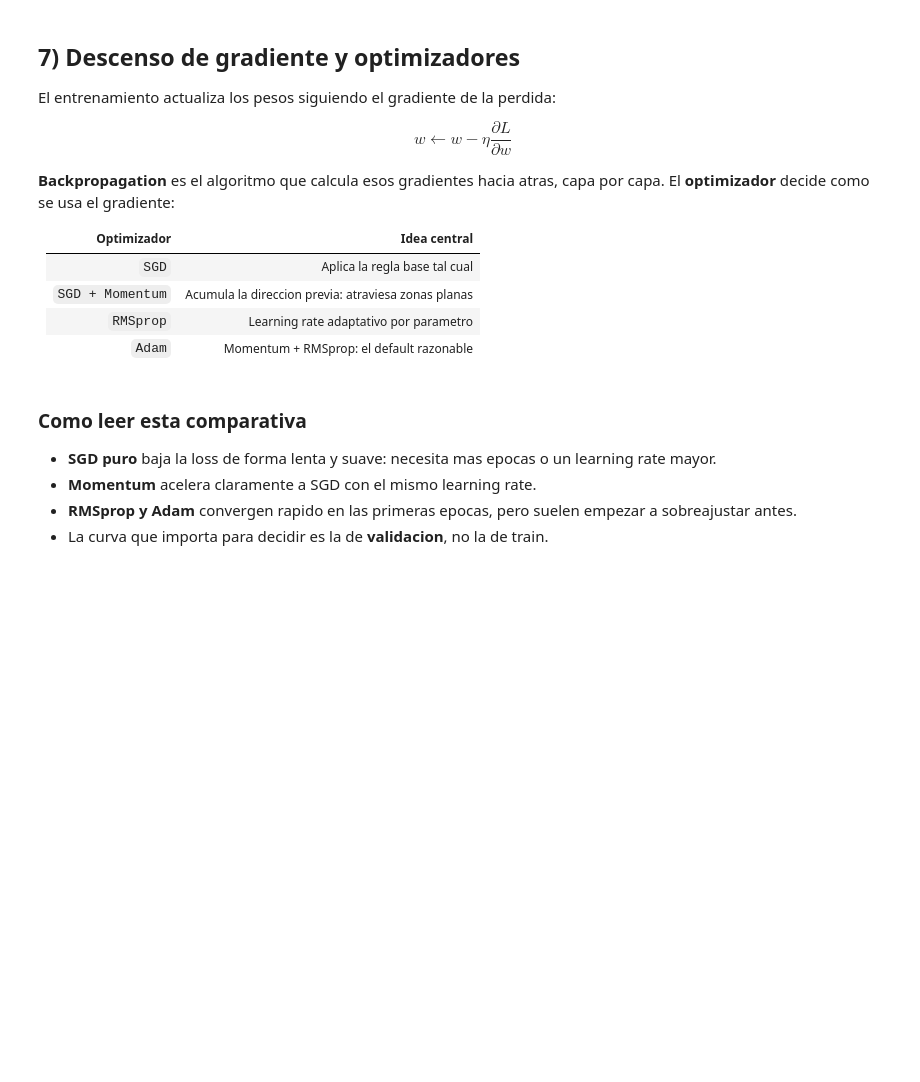
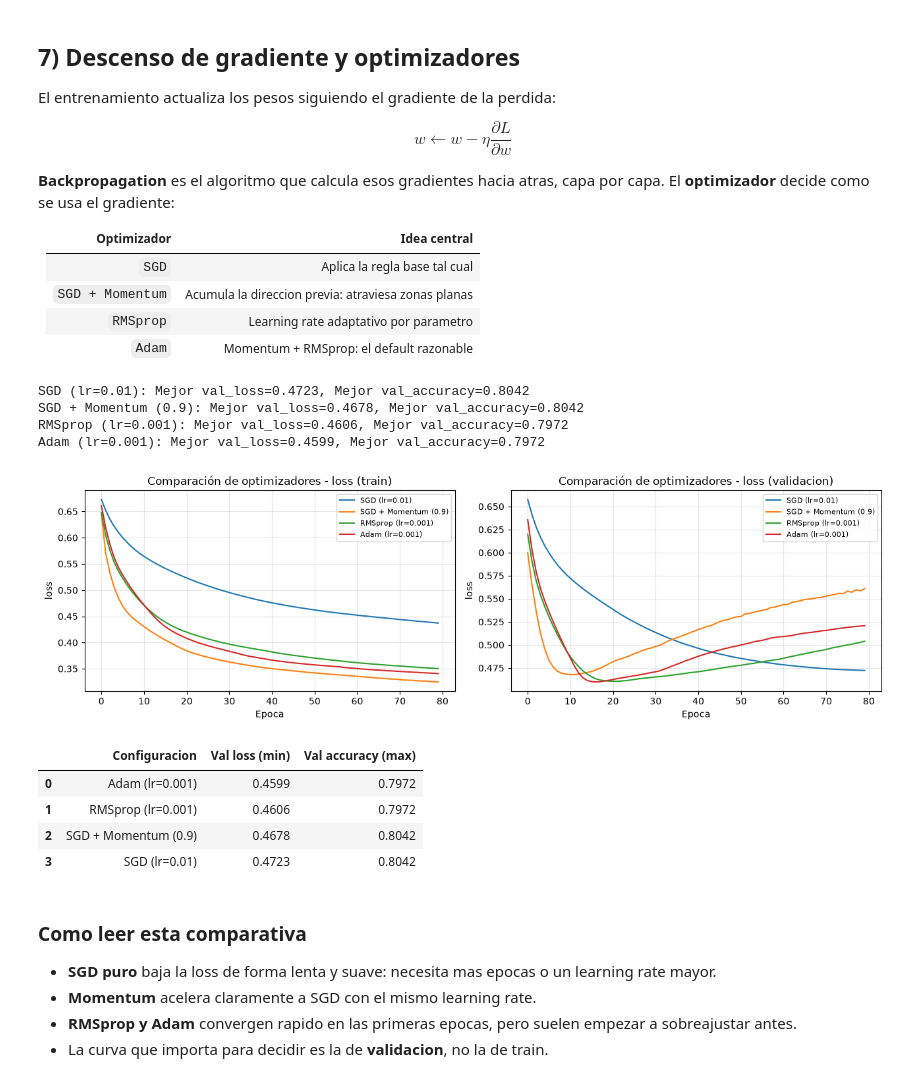
Before and after one commit to JuanDavidTriana/M6-Cientifico-Datos-IA-Aplicada-DevSeniorCode, a Jupyter notebook: clase_02_optimizacion_entrenamiento/U1_C2_optimizacion_entrenamiento_v1 clase.ipynb, the cells around one changed output. Saved outputs shown, nothing was run; the diff lists cells and outputs as text; code cells hidden in the pictures; blank space fills up the shorter version.

```diff
--- a/clase_02_optimizacion_entrenamiento/U1_C2_optimizacion_entrenamiento_v1 clase.ipynb
+++ b/clase_02_optimizacion_entrenamiento/U1_C2_optimizacion_entrenamiento_v1 clase.ipynb
@@ -39,0 +95,6 @@ Luego descomprimir `data/titanic.zip`.
+# %%
+file_path = os.path.join("titanic", "train.csv")
+
+df = pd.read_csv(file_path)
+
+df.info()
@@ -54,0 +279,18 @@ misma arquitectura, misma semilla, mismas epocas. Estas dos funciones nos dan es
+# %%
+def run_exp(label, epochs=80, batch_size=32, model_kwargs=None, fit_kwargs=None):
+    model = build_model(**model_kwargs or {})
+
+    history = model.fit(
+        X_train, y_train_np,
+        validation_split=0.2,
+        epochs=epochs,
+        batch_size=batch_size,
+        verbose=0,
+        **(fit_kwargs or {})
+    )
+
+
+    best_val_loss = float(np.min(history.history['val_loss']))
+    best_val_acc = float(np.max(history.history['val_accuracy']))
+    print(f"{label}: Mejor val_loss={best_val_loss:.4f}, Mejor val_accuracy={best_val_acc:.4f}")
+    return {label: {'model': model, 'history': history, 'best_val_loss': best_val_loss, 'best_val_acc': best_val_acc}}
@@ -70,6 +433,31 @@ El **optimizador** decide como se usa el gradiente:
 | `SGD + Momentum` | Acumula la direccion previa: atraviesa zonas planas |
 | `RMSprop` | Learning rate adaptativo por parametro |
 | `Adam` | Momentum + RMSprop: el default razonable |
+# %%
+opt_result = [
+    run_exp('SGD (lr=0.01)',
+                   model_kwargs={'optimizer': keras.optimizers.SGD(learning_rate=0.01)}),
+    run_exp('SGD + Momentum (0.9)',
+                   model_kwargs={'optimizer': keras.optimizers.SGD(learning_rate=0.01, momentum=0.9)}),
+    run_exp('RMSprop (lr=0.001)',
+                   model_kwargs={'optimizer': keras.optimizers.RMSprop(learning_rate=0.001)}),
+    run_exp('Adam (lr=0.001)',
+                   model_kwargs={'optimizer': keras.optimizers.Adam(learning_rate=0.001)}),
+]
+
+plot_history(opt_result, title='Comparación de optimizadores', metric='loss')
+comparison_table(opt_result)
+# %% [output]
+SGD (lr=0.01): Mejor val_loss=0.4723, Mejor val_accuracy=0.8042
+SGD + Momentum (0.9): Mejor val_loss=0.4678, Mejor val_accuracy=0.8042
+RMSprop (lr=0.001): Mejor val_loss=0.4606, Mejor val_accuracy=0.7972
+Adam (lr=0.001): Mejor val_loss=0.4599, Mejor val_accuracy=0.7972
+[figure, added]
+|  | Configuracion | Val loss (min) | Val accuracy (max) |
+| 0 | Adam (lr=0.001) | 0.4599 | 0.7972 |
+| 1 | RMSprop (lr=0.001) | 0.4606 | 0.7972 |
+| 2 | SGD + Momentum (0.9) | 0.4678 | 0.8042 |
+| 3 | SGD (lr=0.01) | 0.4723 | 0.8042 |
 # %% [markdown]
 ### Como leer esta comparativa
 
```
Also changed, not shown: parts of 17 cells of this notebook, 2 other files.
